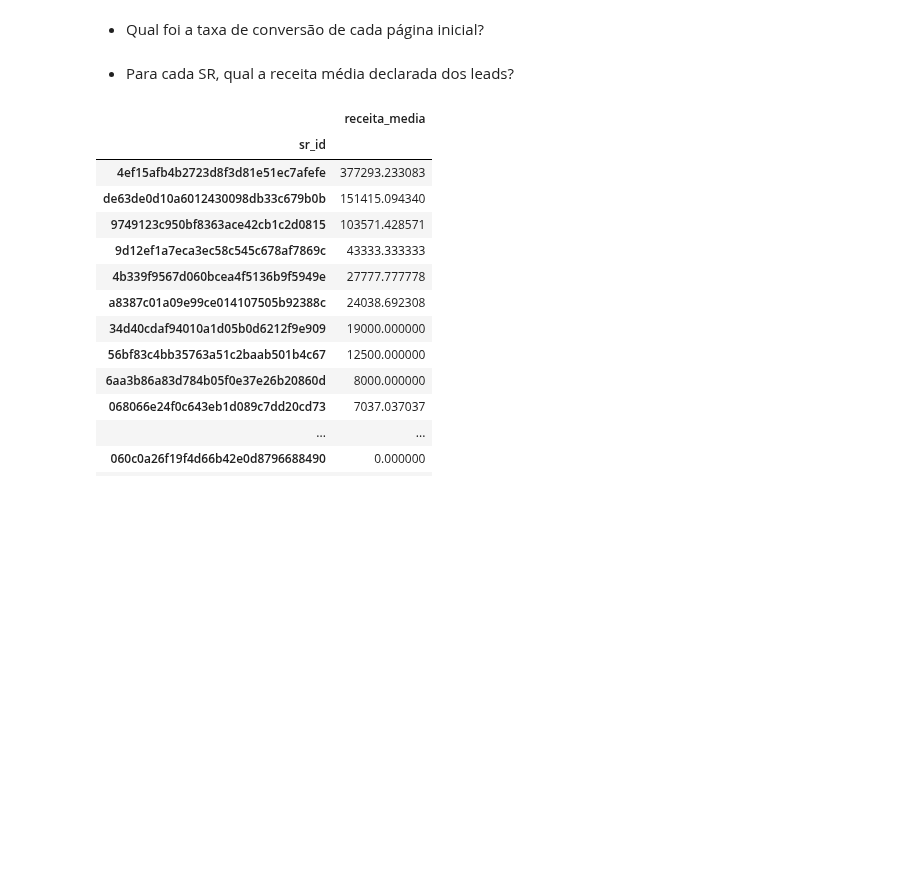
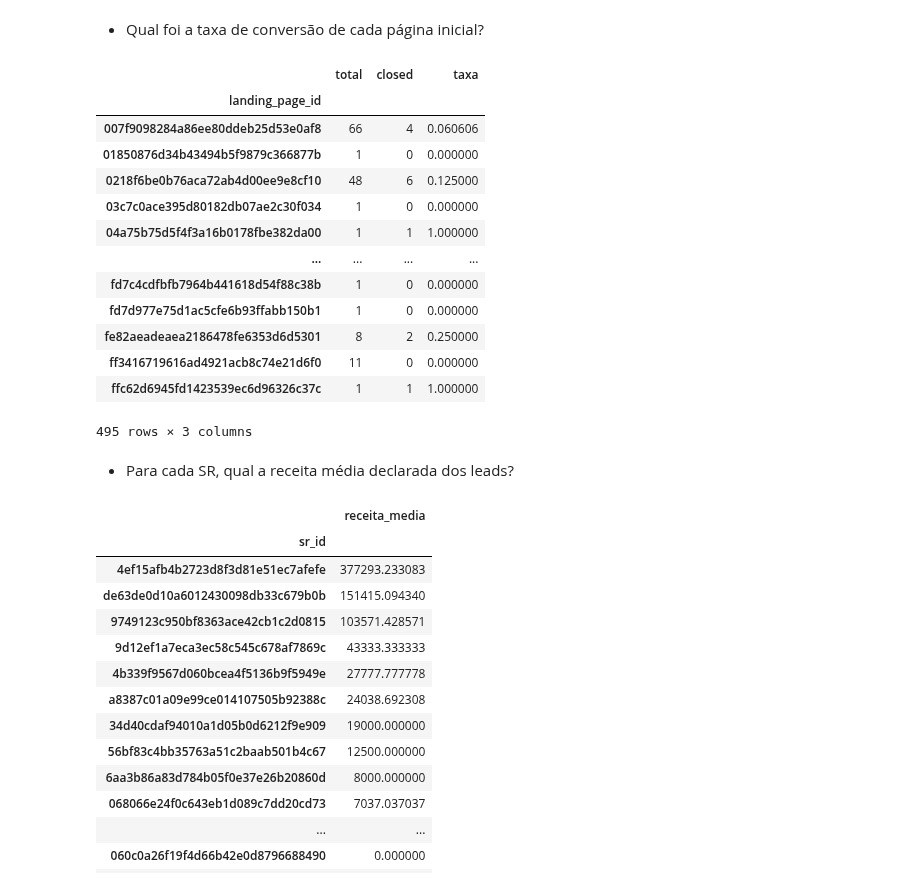
Before and after one commit to lucallegari/project01, a Jupyter notebook: dados01 - olist_mkt_funnel/solution.ipynb, the cells around one changed output. Saved outputs shown, nothing was run; the diff lists cells and outputs as text; code cells hidden in the pictures; blank space fills up the shorter version.

```diff
--- a/dados01 - olist_mkt_funnel/solution.ipynb
+++ b/dados01 - olist_mkt_funnel/solution.ipynb
@@ -70,3 +76,25 @@ KeyError: 'taxa'
+# %%
+# column = landing_page_id
+conv_landing_page = tabela_mqls.groupby('landing_page_id')['is_closed'].count().to_frame('total')
+conv_landing_page['closed'] = tabela_mqls.groupby('landing_page_id')['is_closed'].sum()
+conv_landing_page['taxa'] = conv_landing_page['closed']/conv_landing_page['total']
+
+conv_landing_page
+# %% [output]
+|  | total | closed | taxa |
+| landing_page_id |  |  |  |
+| 007f9098284a86ee80ddeb25d53e0af8 | 66 | 4 | 0.060606 |
+| 01850876d34b43494b5f9879c366877b | 1 | 0 | 0.000000 |
+| 0218f6be0b76aca72ab4d00ee9e8cf10 | 48 | 6 | 0.125000 |
+| 03c7c0ace395d80182db07ae2c30f034 | 1 | 0 | 0.000000 |
+| 04a75b75d5f4f3a16b0178fbe382da00 | 1 | 1 | 1.000000 |
+| ... | ... | ... | ... |
+| fd7c4cdfbfb7964b441618d54f88c38b | 1 | 0 | 0.000000 |
+| fd7d977e75d1ac5cfe6b93ffabb150b1 | 1 | 0 | 0.000000 |
+| fe82aeadeaea2186478fe6353d6d5301 | 8 | 2 | 0.250000 |
+| ff3416719616ad4921acb8c74e21d6f0 | 11 | 0 | 0.000000 |
+| ffc62d6945fd1423539ec6d96326c37c | 1 | 1 | 1.000000 |
+495 rows × 3 columns
 # %% [markdown]
 - Para cada SR, qual a receita média declarada dos leads?
 # %%
```
Also changed, not shown: parts of 11 cells of this notebook.
